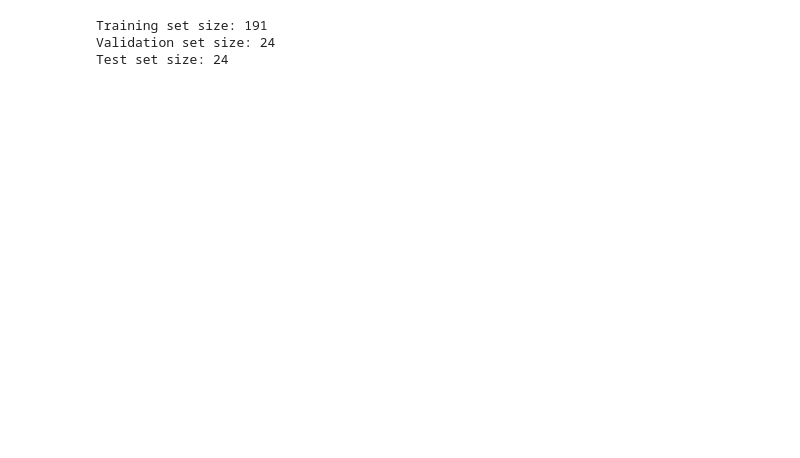
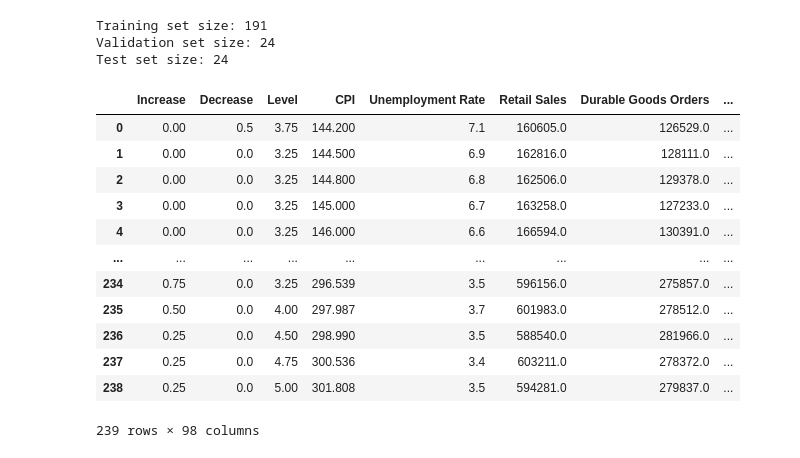
Before and after one commit to abactat/FOMC_Sentiment_Analysis, a Jupyter notebook: notebooks/Feature Engineering, Data augmentation, Dimensionality Reduction.ipynb, the cells around one changed output. Cells and saved outputs as stored; diff of their text form; code cells hidden in the pictures; blank space fills up the shorter version.

```diff
--- a/notebooks/Feature Engineering, Data augmentation, Dimensionality Reduction.ipynb
+++ b/notebooks/Feature Engineering, Data augmentation, Dimensionality Reduction.ipynb
@@ -674,7 +566,7 @@ difference_mean = merged_dataset['Difference'].mean()
 merged_dataset['Difference'].fillna(difference_mean, inplace=True)
 
 # Define the number of features to select
-k = 30
+k = 100
 
 # Perform univariate selection using f_regression
 selector = SelectKBest(score_func=f_regression, k=k)
@@ -736,2 +651,8 @@ Total count of 'prosperity': 61
 # %% [markdown]
 ###Perform univariate variable selection again to see if rolling means added any predictive power over previous variables
+# %%
+# Create a new dataset without the prefix
+final_dataset = selected_dataset.rename(columns=lambda x: x.replace('vectorized_text_', ''))
+
+# Print the column names of the new dataset
+print(final_dataset.columns)
@@ -738,2 +701,7 @@ Total count of 'prosperity': 61
+# %%
+columns_to_drop = ['hidden', 'enables', 'sporadic', 'unplanned']
+final_dataset = final_dataset.drop(columns_to_drop, axis=1)
+# %%
+final_dataset['Date'] = dataset['Date']
 # %%
 # Split into training, validation, and test sets
@@ -752,3 +722,19 @@ val_data.to_csv(r'C:\Users\abact\BC-Project\data\val_data.csv', index=False)
 Training set size: 191
 Validation set size: 24
 Test set size: 24
+# %%
+final_dataset
+# %% [output]
+|  | Increase | Decrease | Level | CPI | Unemployment Rate | Retail Sales | Durable Goods Orders | ... |
+| 0 | 0.00 | 0.5 | 3.75 | 144.200 | 7.1 | 160605.0 | 126529.0 | ... |
+| 1 | 0.00 | 0.0 | 3.25 | 144.500 | 6.9 | 162816.0 | 128111.0 | ... |
+| 2 | 0.00 | 0.0 | 3.25 | 144.800 | 6.8 | 162506.0 | 129378.0 | ... |
+| 3 | 0.00 | 0.0 | 3.25 | 145.000 | 6.7 | 163258.0 | 127233.0 | ... |
+| 4 | 0.00 | 0.0 | 3.25 | 146.000 | 6.6 | 166594.0 | 130391.0 | ... |
+| ... | ... | ... | ... | ... | ... | ... | ... | ... |
+| 234 | 0.75 | 0.0 | 3.25 | 296.539 | 3.5 | 596156.0 | 275857.0 | ... |
+| 235 | 0.50 | 0.0 | 4.00 | 297.987 | 3.7 | 601983.0 | 278512.0 | ... |
+| 236 | 0.25 | 0.0 | 4.50 | 298.990 | 3.5 | 588540.0 | 281966.0 | ... |
+| 237 | 0.25 | 0.0 | 4.75 | 300.536 | 3.4 | 603211.0 | 278372.0 | ... |
+| 238 | 0.25 | 0.0 | 5.00 | 301.808 | 3.5 | 594281.0 | 279837.0 | ... |
+239 rows × 98 columns
```
Also changed, not shown: parts of 16 cells of this notebook, 2 other files.
